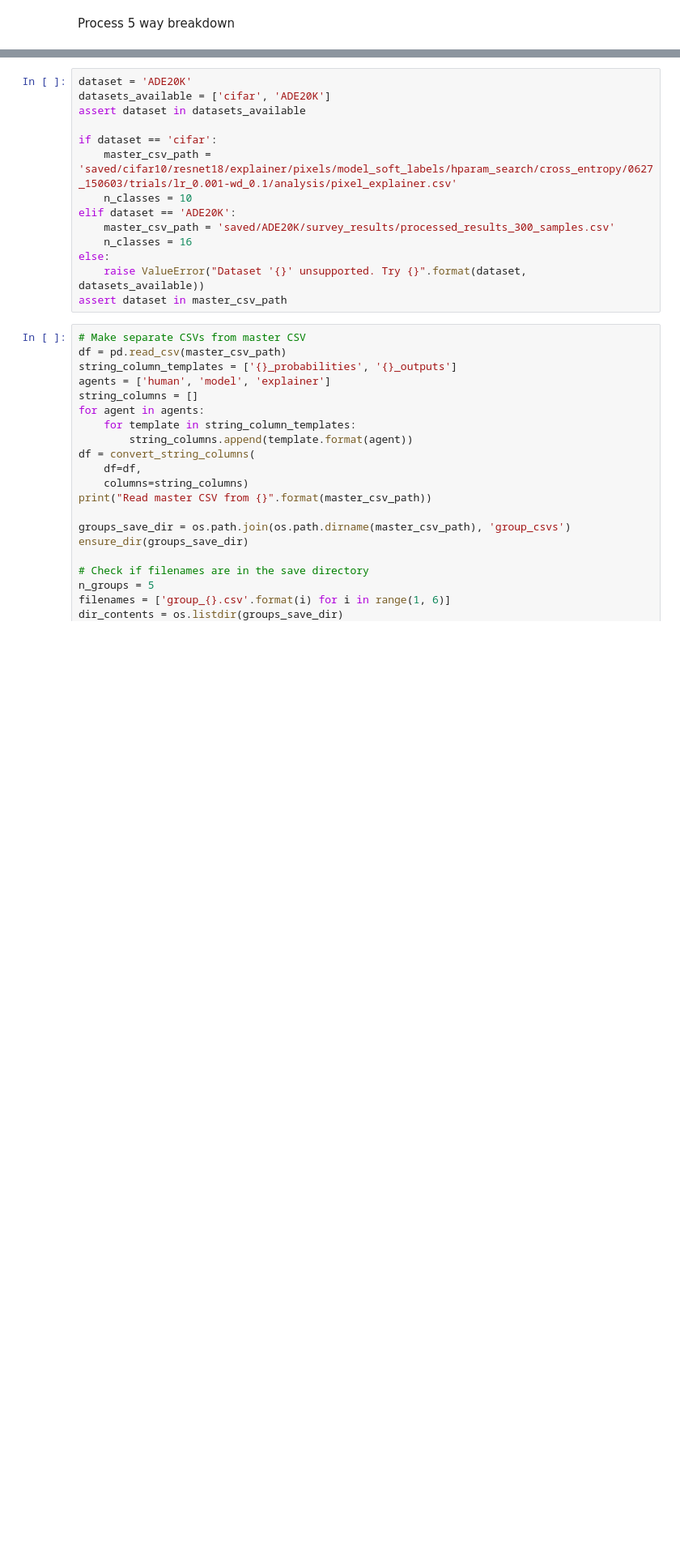
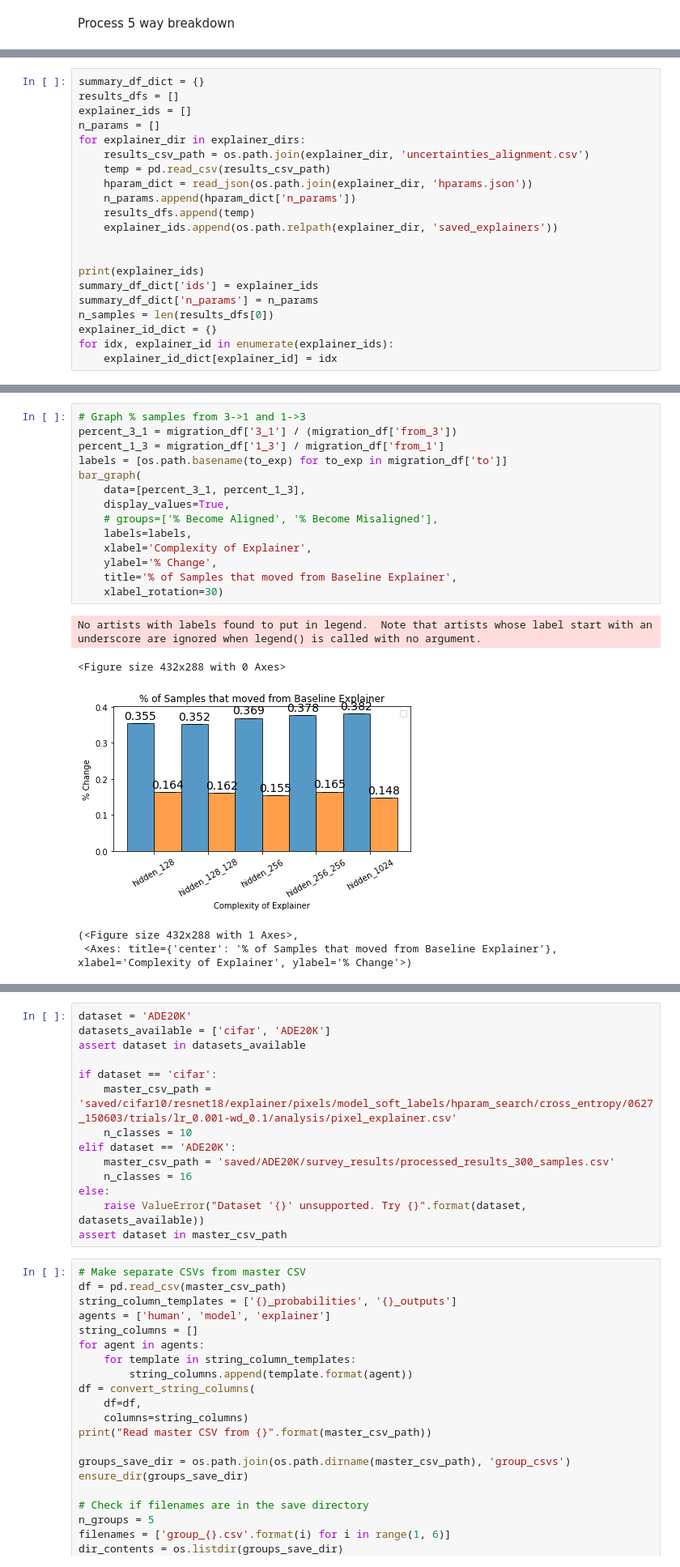
Before and after one commit to allisonchen23/explain-alignment, a Jupyter notebook: general_5_way_breakdown.ipynb, the cells around one changed output, grey strips where cells are left out. Shown at 81% size. Saved outputs shown, nothing was run; the diff lists cells and outputs as text; blank space fills up the shorter version.

```diff
--- a/general_5_way_breakdown.ipynb
+++ b/general_5_way_breakdown.ipynb
@@ -23,0 +179,21 @@ from utils.df_utils import convert_string_columns, string_to_numpy, string_to_li
+# %%
+summary_df_dict = {}
+results_dfs = []
+explainer_ids = []
+n_params = []
+for explainer_dir in explainer_dirs:
+    results_csv_path = os.path.join(explainer_dir, 'uncertainties_alignment.csv')
+    temp = pd.read_csv(results_csv_path)
+    hparam_dict = read_json(os.path.join(explainer_dir, 'hparams.json'))
+    n_params.append(hparam_dict['n_params'])
+    results_dfs.append(temp)
+    explainer_ids.append(os.path.relpath(explainer_dir, 'saved_explainers'))
+
+
+print(explainer_ids)
+summary_df_dict['ids'] = explainer_ids
+summary_df_dict['n_params'] = n_params
+n_samples = len(results_dfs[0])
+explainer_id_dict = {}
+for idx, explainer_id in enumerate(explainer_ids):
+    explainer_id_dict[explainer_id] = idx
@@ -23,0 +1033,20 @@ from utils.df_utils import convert_string_columns, string_to_numpy, string_to_li
+# %%
+# Graph % samples from 3->1 and 1->3
+percent_3_1 = migration_df['3_1'] / (migration_df['from_3'])
+percent_1_3 = migration_df['1_3'] / migration_df['from_1']
+labels = [os.path.basename(to_exp) for to_exp in migration_df['to']]
+bar_graph(
+    data=[percent_3_1, percent_1_3],
+    display_values=True,
+    # groups=['% Become Aligned', '% Become Misaligned'],
+    labels=labels,
+    xlabel='Complexity of Explainer',
+    ylabel='% Change',
+    title='% of Samples that moved from Baseline Explainer',
+    xlabel_rotation=30)
+# %% [output]
+No artists with labels found to put in legend.  Note that artists whose label start with an underscore are ignored when legend() is called with no argument.
+<Figure size 432x288 with 0 Axes>
+[figure, added]
+(<Figure size 432x288 with 1 Axes>,
+ <Axes: title={'center': '% of Samples that moved from Baseline Explainer'}, xlabel='Complexity of Explainer', ylabel='% Change'>)
```
Also changed, not shown: parts of 30 cells of this notebook, 4 other files.
